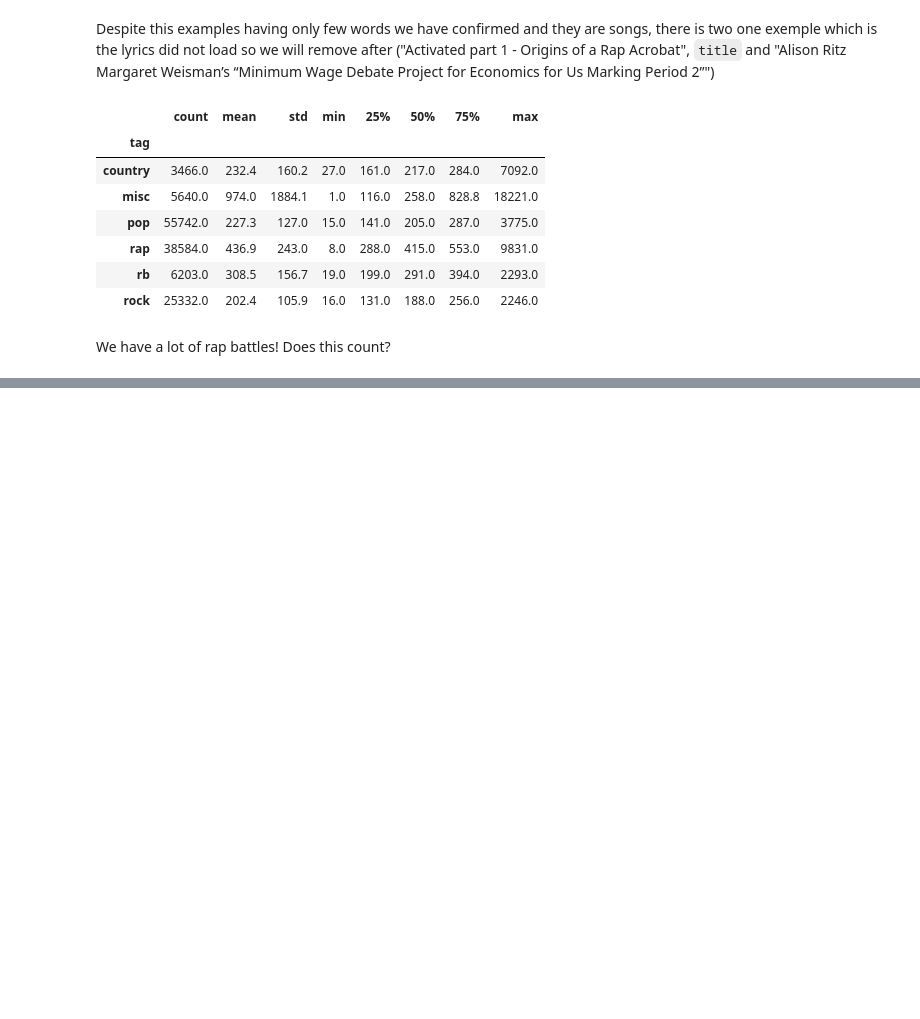
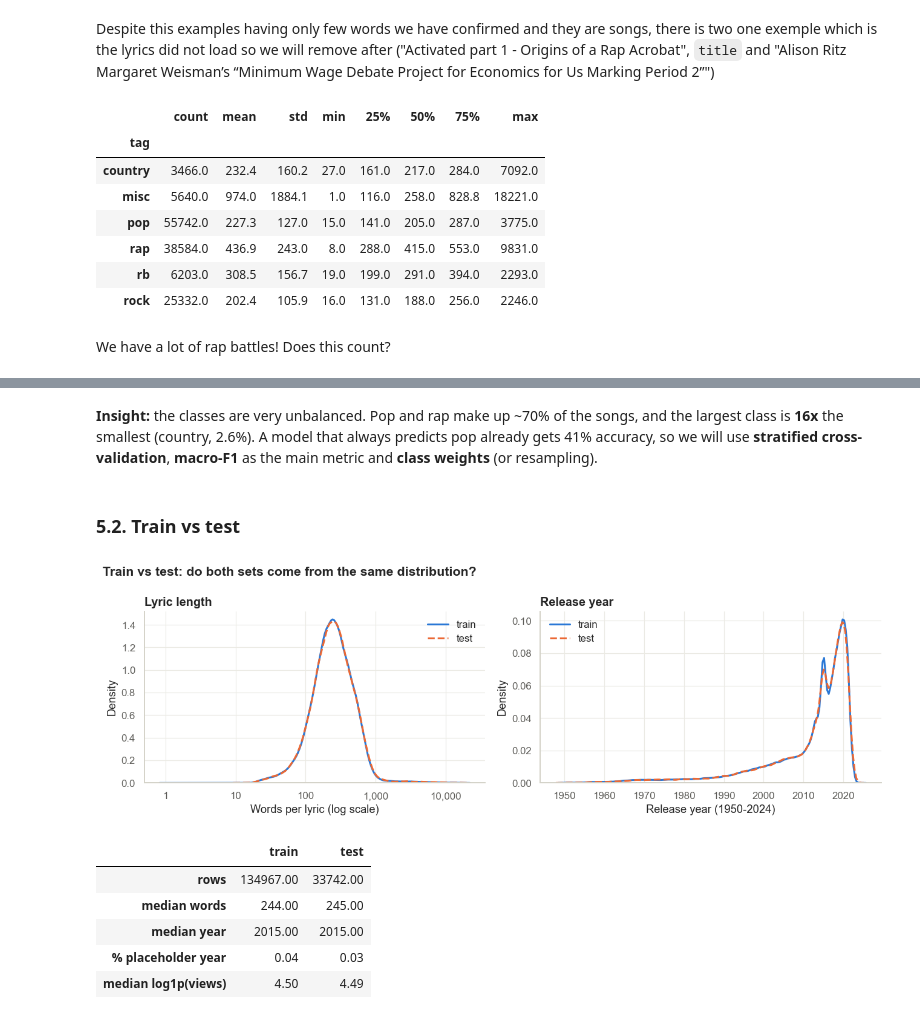
Before and after one commit to gugaffranco/textmining-G08-2026, a Jupyter notebook: 01_Data_Exploration_Preprocessing.ipynb, the cells around one changed output, grey strips where cells are left out. Saved outputs shown, nothing was run; the diff lists cells and outputs as text; code cells hidden in the pictures; blank space fills up the shorter version.

```diff
--- a/01_Data_Exploration_Preprocessing.ipynb
+++ b/01_Data_Exploration_Preprocessing.ipynb
@@ -298,0 +406,42 @@ show_longest_lyrics(train_df, "country", n=30)
+# %% [markdown]
+**Insight:** the classes are very unbalanced. Pop and rap make up ~70% of the songs, and the largest class is **16x** the smallest (country, 2.6%). A model that always predicts pop already gets 41% accuracy, so we will use **stratified cross-validation**, **macro-F1** as the main metric and **class weights** (or resampling).
+# %% [markdown]
+### 5.2. Train vs test
+# %%
+# Graph 2: train vs test, same distribution?
+fig, axes = plt.subplots(1, 2, figsize=(12, 4))
+
+sns.kdeplot(np.log10(eda_df["word_count"]), ax=axes[0], color=MAIN_COLOR, lw=2, label="train", common_norm=False)
+sns.kdeplot(np.log10(test_df["word_count"]), ax=axes[0], color=ACCENT_COLOR, lw=2, label="test", ls="--")
+axes[0].set_xlabel("Words per lyric (log scale)")
+axes[0].xaxis.set_major_formatter(mticker.FuncFormatter(lambda x, _: f"{10**x:,.0f}"))
+axes[0].set_title("Lyric length")
+axes[0].legend()
+
+yr_range = (1950, 2024)
+sns.kdeplot(eda_df.loc[eda_df["year_clean"].between(*yr_range), "year_clean"], ax=axes[1], color=MAIN_COLOR, lw=2, label="train", bw_adjust=0.5)
+sns.kdeplot(test_df.loc[test_df["year_clean"].between(*yr_range), "year_clean"], ax=axes[1], color=ACCENT_COLOR, lw=2, label="test", ls="--", bw_adjust=0.5)
+axes[1].set_xlabel("Release year (1950-2024)")
+axes[1].set_title("Release year")
+axes[1].legend()
+
+fig.suptitle("Train vs test: do both sets come from the same distribution?", x=0.01, ha="left",
+             fontsize=14, fontweight="bold")
+plt.tight_layout()
+plt.show()
+
+summary = pd.DataFrame({
+    "train": [len(eda_df), eda_df["word_count"].median(), eda_df["year_clean"].median(),
+              (eda_df["year"] < YEAR_MIN_VALID).mean() * 100, np.log1p(eda_df["views"]).median()],
+    "test": [len(test_df), test_df["word_count"].median(), test_df["year_clean"].median(),
+             (test_df["year"] < YEAR_MIN_VALID).mean() * 100, np.log1p(test_df["views"]).median()],
+}, index=["rows", "median words", "median year", "% placeholder year", "median log1p(views)"]).round(2)
+display(summary)
+# %% [output]
+[figure, added]
+|  | train | test |
+| rows | 134967.00 | 33742.00 |
+| median words | 244.00 | 245.00 |
+| median year | 2015.00 | 2015.00 |
+| % placeholder year | 0.04 | 0.03 |
+| median log1p(views) | 4.50 | 4.49 |
```
Also changed, not shown: parts of 32 cells of this notebook.
